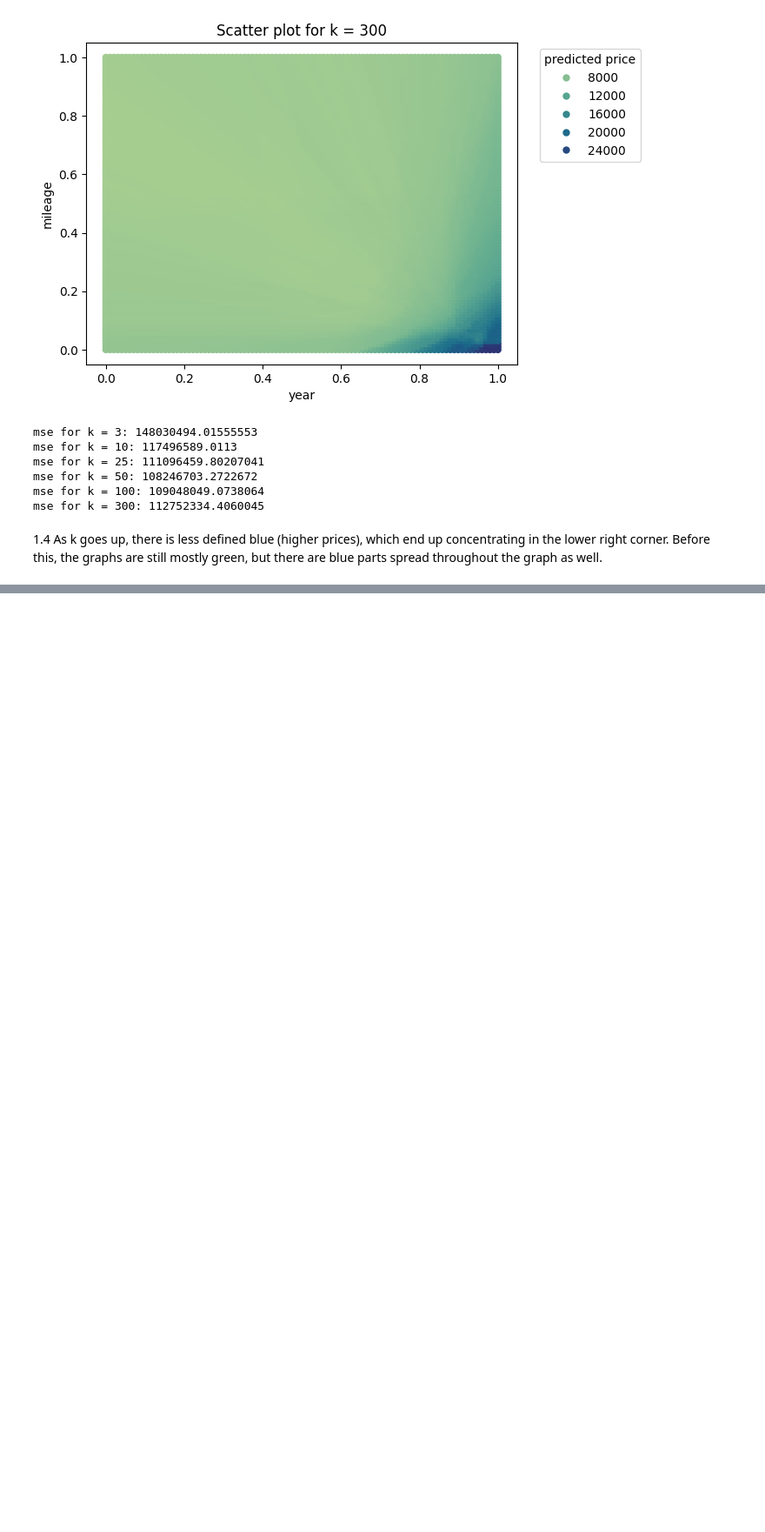
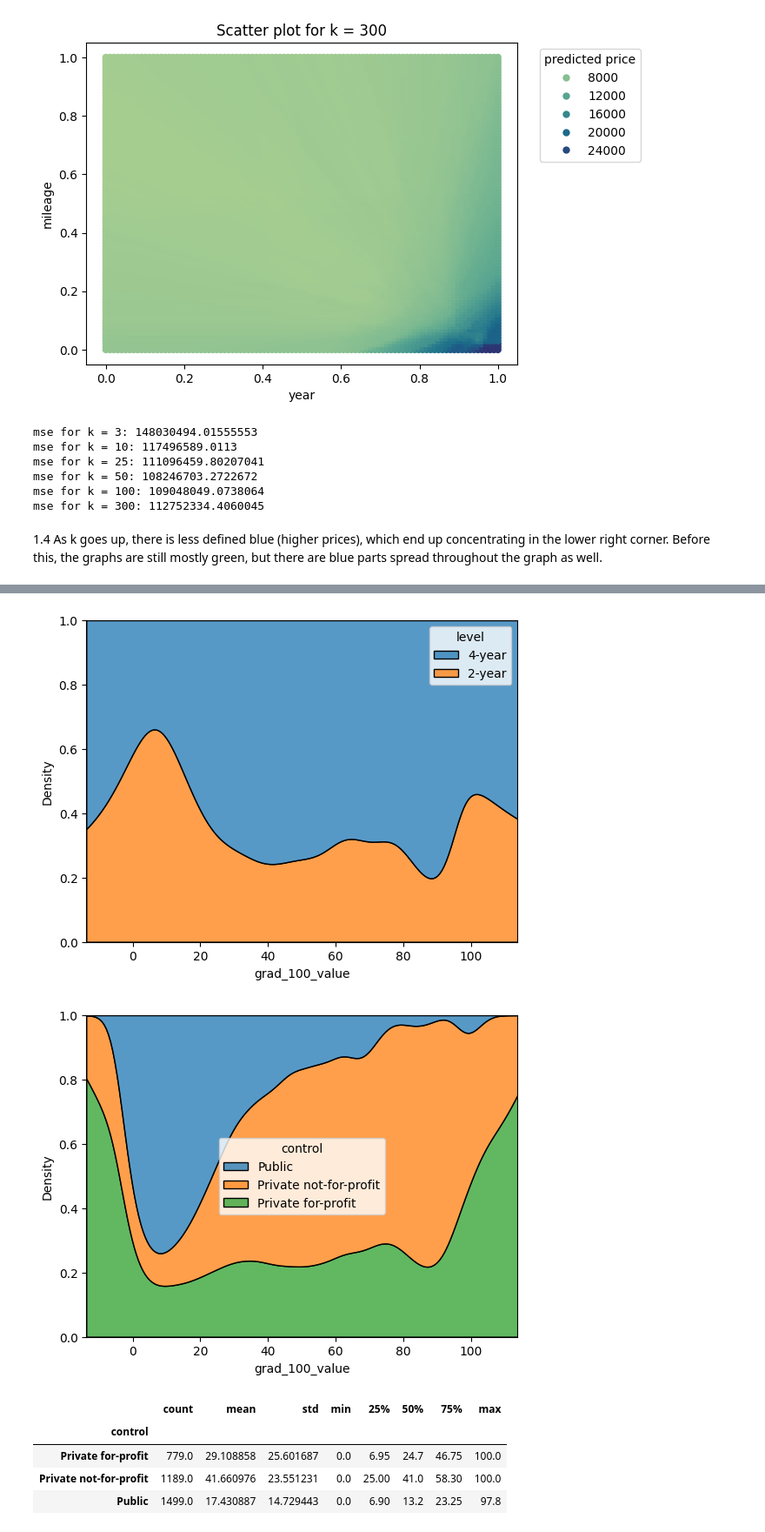
Before and after one commit to kyleegit27/knn, a Jupyter notebook: knn_assignment.ipynb, the cells around one changed output, grey strips where cells are left out. Shown at 87% size. Saved outputs shown, nothing was run; the diff lists cells and outputs as text; code cells hidden in the pictures; blank space fills up the shorter version.

```diff
--- a/knn_assignment.ipynb
+++ b/knn_assignment.ipynb
@@ -180,0 +249,27 @@ mse for k = 300: 112752334.4060045
+# %%
+#1.5 create a grouped kde
+#first group by level
+sns.kdeplot(x = college['grad_100_value'], hue=college['level'], multiple = 'fill' )
+plt.show()
+
+#groupby control
+sns.kdeplot(x=college['grad_100_value'], hue=college['control'], multiple='fill')
+plt.show()
+
+#which institutions have best grad rates?
+
+lg = college['grad_100_value'].groupby(college['level']).describe()
+lg
+
+cg = college['grad_100_value'].groupby(college['control']).describe()
+cg
+#Private not-for-profit schools have a 42% graduation rate whereas 4-year institutions as a whole have a 33% graduation rate.
+#These are the highest rates for the groupings, which overall have low graduation rates.
+# %% [output]
+[figure, added]
+[figure, added]
+|  | count | mean | std | min | 25% | 50% | 75% | max |
+| control |  |  |  |  |  |  |  |  |
+| Private for-profit | 779.0 | 29.108858 | 25.601687 | 0.0 | 6.95 | 24.7 | 46.75 | 100.0 |
+| Private not-for-profit | 1189.0 | 41.660976 | 23.551231 | 0.0 | 25.00 | 41.0 | 58.30 | 100.0 |
+| Public | 1499.0 | 17.430887 | 14.729443 | 0.0 | 6.90 | 13.2 | 23.25 | 97.8 |
```
Also changed, not shown: parts of 8 cells of this notebook.
